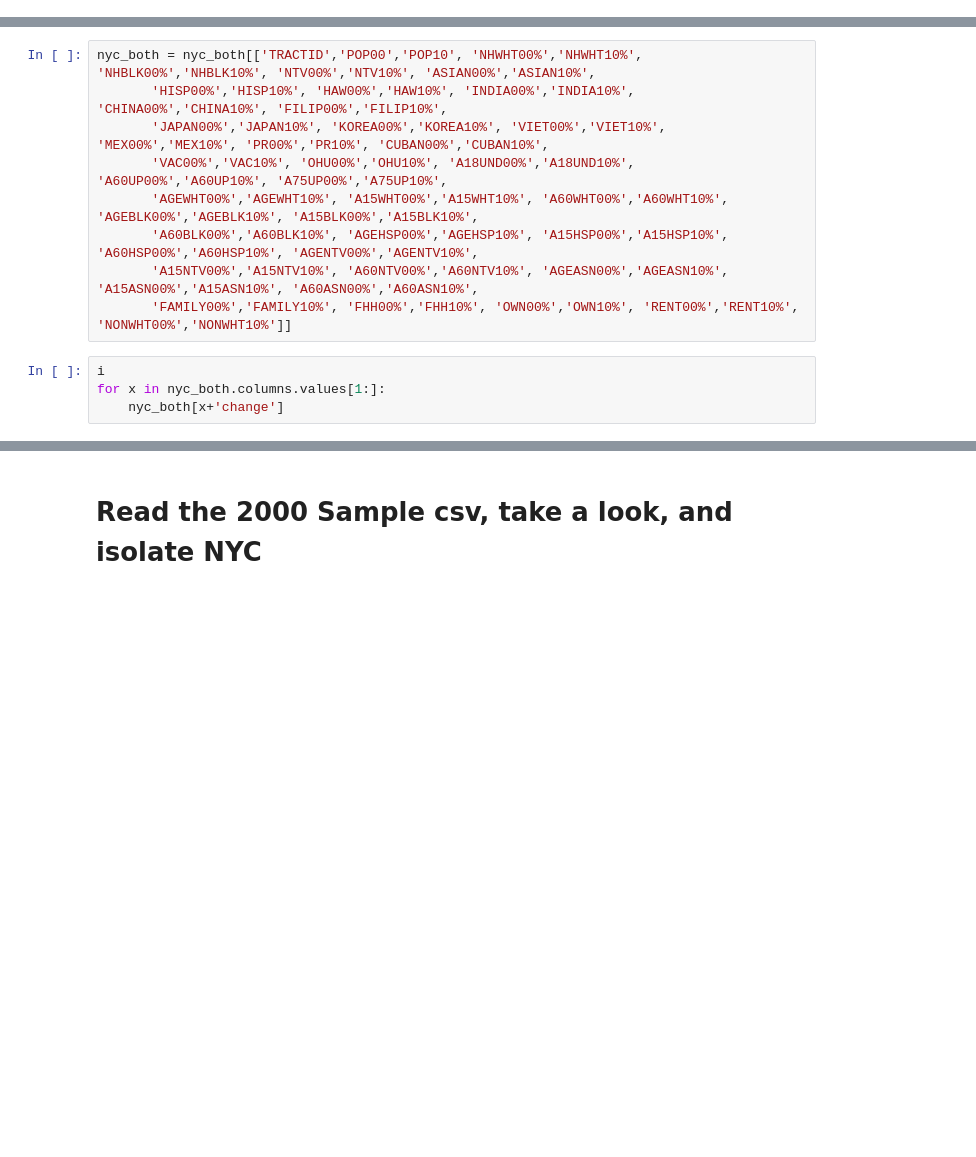
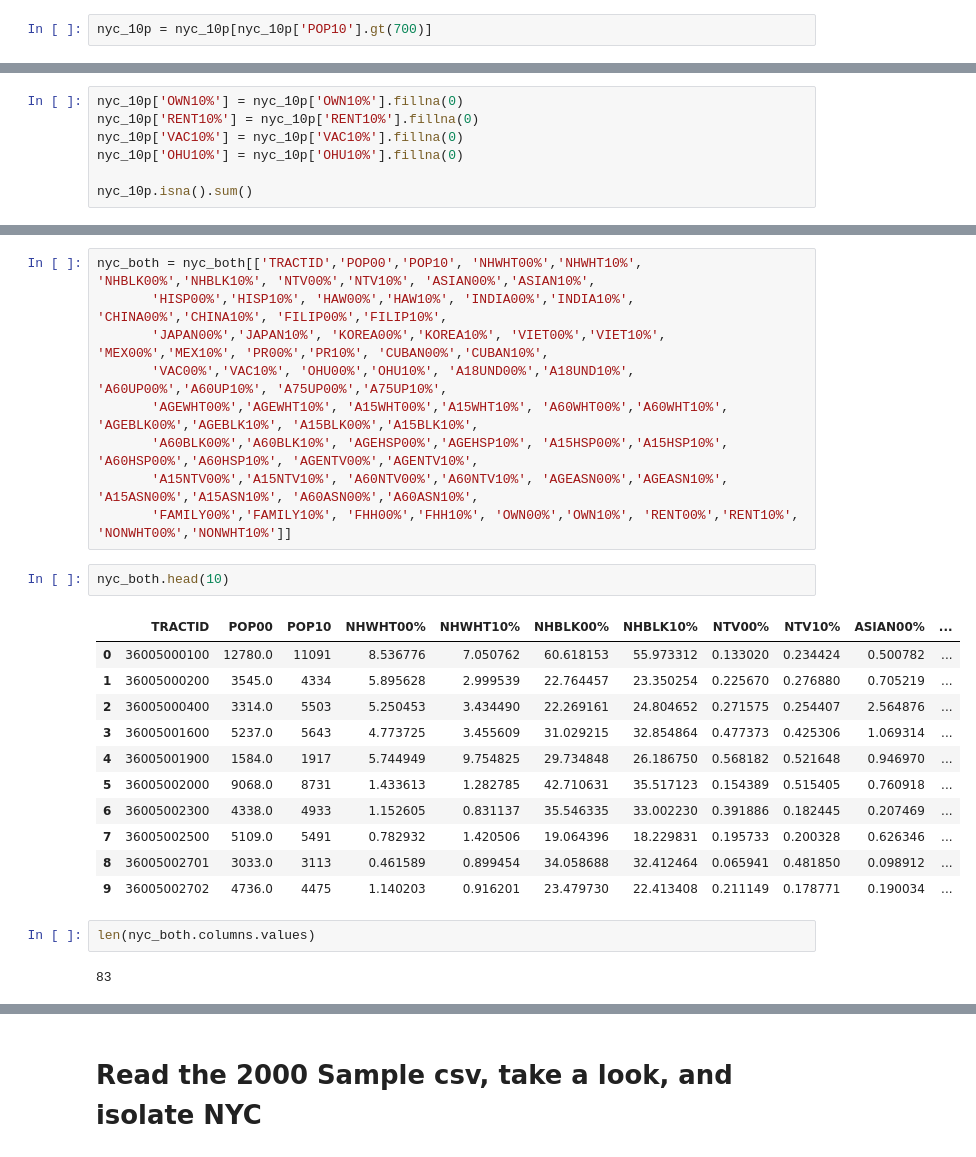
Before and after one commit to ptorres001/cluster_gentrification_new_york, a Jupyter notebook: LTDB_data.ipynb, the cells around one changed output, grey strips where cells are left out. Cells and saved outputs as stored; diff of their text form; blank space fills up the shorter version.

```diff
--- a/LTDB_data.ipynb
+++ b/LTDB_data.ipynb
@@ -239,0 +315,2 @@ nyc_10p.head()
+# %%
+nyc_10p = nyc_10p[nyc_10p['POP10'].gt(700)]
@@ -239,0 +337,7 @@ nyc_10p.head()
+# %%
+nyc_10p['OWN10%'] = nyc_10p['OWN10%'].fillna(0)
+nyc_10p['RENT10%'] = nyc_10p['RENT10%'].fillna(0)
+nyc_10p['VAC10%'] = nyc_10p['VAC10%'].fillna(0)
+nyc_10p['OHU10%'] = nyc_10p['OHU10%'].fillna(0)
+
+nyc_10p.isna().sum()
@@ -306,7 +472,21 @@ nyc_both = nyc_both[['TRACTID','POP00','POP10', 'NHWHT00%','NHWHT10%', 'NHBLK00%
        'A60BLK00%','A60BLK10%', 'AGEHSP00%','AGEHSP10%', 'A15HSP00%','A15HSP10%', 'A60HSP00%','A60HSP10%', 'AGENTV00%','AGENTV10%',
        'A15NTV00%','A15NTV10%', 'A60NTV00%','A60NTV10%', 'AGEASN00%','AGEASN10%', 'A15ASN00%','A15ASN10%', 'A60ASN00%','A60ASN10%',
        'FAMILY00%','FAMILY10%', 'FHH00%','FHH10%', 'OWN00%','OWN10%', 'RENT00%','RENT10%', 'NONWHT00%','NONWHT10%']]
-# %%
-i
-for x in nyc_both.columns.values[1:]:
-    nyc_both[x+'change']
+# %%
+nyc_both.head(10)
+# %% [output]
+|  | TRACTID | POP00 | POP10 | NHWHT00% | NHWHT10% | NHBLK00% | NHBLK10% | NTV00% | NTV10% | ASIAN00% | ... |
+| 0 | 36005000100 | 12780.0 | 11091 | 8.536776 | 7.050762 | 60.618153 | 55.973312 | 0.133020 | 0.234424 | 0.500782 | ... |
+| 1 | 36005000200 | 3545.0 | 4334 | 5.895628 | 2.999539 | 22.764457 | 23.350254 | 0.225670 | 0.276880 | 0.705219 | ... |
+| 2 | 36005000400 | 3314.0 | 5503 | 5.250453 | 3.434490 | 22.269161 | 24.804652 | 0.271575 | 0.254407 | 2.564876 | ... |
+| 3 | 36005001600 | 5237.0 | 5643 | 4.773725 | 3.455609 | 31.029215 | 32.854864 | 0.477373 | 0.425306 | 1.069314 | ... |
+| 4 | 36005001900 | 1584.0 | 1917 | 5.744949 | 9.754825 | 29.734848 | 26.186750 | 0.568182 | 0.521648 | 0.946970 | ... |
+| 5 | 36005002000 | 9068.0 | 8731 | 1.433613 | 1.282785 | 42.710631 | 35.517123 | 0.154389 | 0.515405 | 0.760918 | ... |
+| 6 | 36005002300 | 4338.0 | 4933 | 1.152605 | 0.831137 | 35.546335 | 33.002230 | 0.391886 | 0.182445 | 0.207469 | ... |
+| 7 | 36005002500 | 5109.0 | 5491 | 0.782932 | 1.420506 | 19.064396 | 18.229831 | 0.195733 | 0.200328 | 0.626346 | ... |
+| 8 | 36005002701 | 3033.0 | 3113 | 0.461589 | 0.899454 | 34.058688 | 32.412464 | 0.065941 | 0.481850 | 0.098912 | ... |
+| 9 | 36005002702 | 4736.0 | 4475 | 1.140203 | 0.916201 | 23.479730 | 22.413408 | 0.211149 | 0.178771 | 0.190034 | ... |
+# %%
+len(nyc_both.columns.values)
+# %% [output]
+83
```
Also changed, not shown: parts of 56 cells of this notebook.
